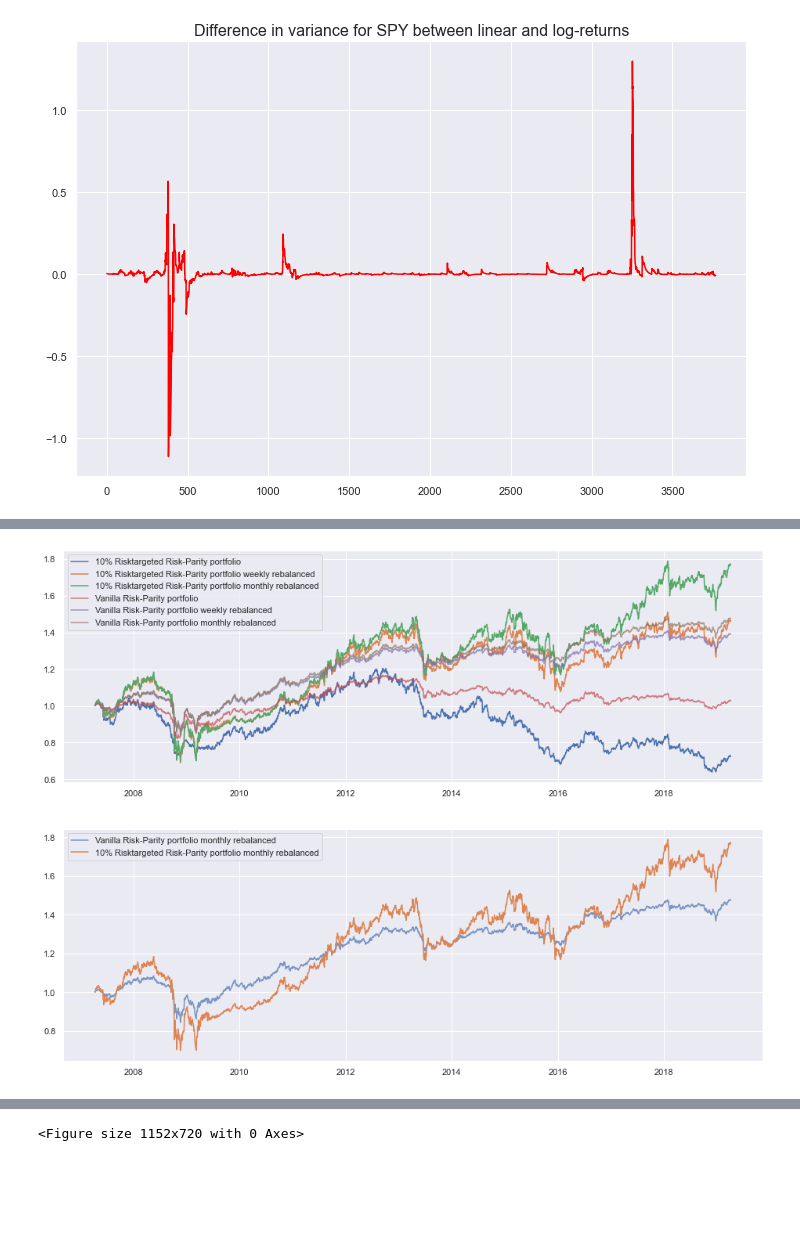
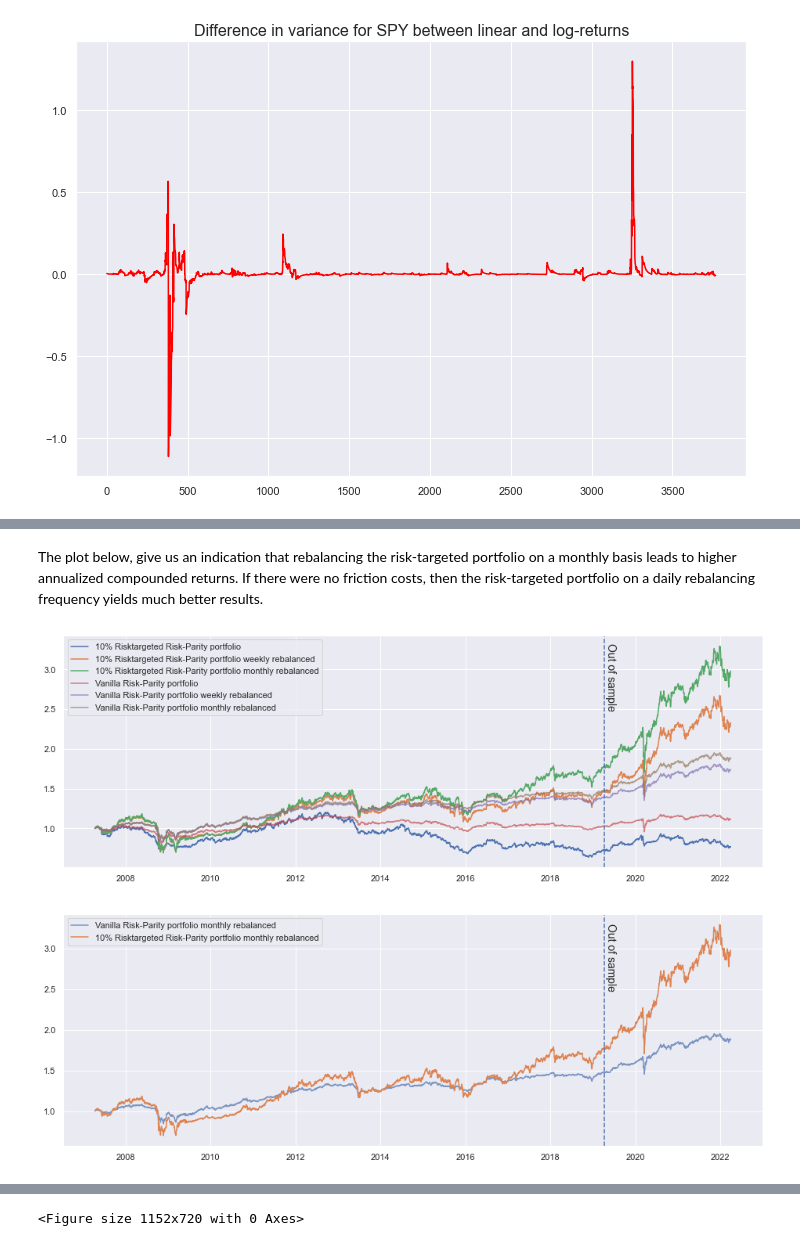
Before and after one commit to EdgyPanda/Python-Projects, a Jupyter notebook: RiskParity-Portfolio/RiskParity.ipynb, the cells around one changed output, grey strips where cells are left out. Drawn from its saved outputs; the diff is of its cells as text; code cells hidden in the pictures; blank space fills up the shorter version.

```diff
--- a/RiskParity-Portfolio/RiskParity.ipynb
+++ b/RiskParity-Portfolio/RiskParity.ipynb
@@ -217,9 +244,5 @@ TestLinReturns = pd.merge(TestLinReturns, RFLinRetTest, how = 'inner', on = 'Dat
 # %%
-EWMATrain = EWMA(TrainLogReturns)
-
-
-
-
+EWMATrain = EWMA(LogDF)
 
 Weights = np.zeros((5, EWMATrain.shape[2]))
 WeightsScaled = np.zeros((5, EWMATrain.shape[2]))
@@ -239,9 +262,9 @@ for i in range(EWMATrain.shape[2]):
     PortfolioRiskScaled[i] = temp['portrisk_new']
 
 
-Weights = pd.DataFrame(Weights.T, index = TrainLogReturns.index, columns=TrainLogReturns.columns.values)
-WeightsScaled = pd.DataFrame(WeightsScaled.T, index = TrainLogReturns.index, columns=TrainLogReturns.columns.values)
-LC_weights = pd.DataFrame(LC_weights.T, index = TrainLogReturns.index)
+Weights = pd.DataFrame(Weights.T, index = LogDF.index, columns=LogDF.columns.values)
+WeightsScaled = pd.DataFrame(WeightsScaled.T, index = LogDF.index, columns=LogDF.columns.values)
+LC_weights = pd.DataFrame(LC_weights.T, index = LogDF.index)
 LC_weights = LC_weights.rename(columns={0: 'RF'})
 #Note to self: internal sympy solver slows down computation, from 41s -> 2m10s
 # %%
@@ -326,29 +348,34 @@ for i in range(TrainLinReturns.shape[0]-1):
+# %% [markdown]
+The plot below, give us an indication that rebalancing the risk-targeted portfolio on a monthly basis leads to higher annualized compounded returns. If there were no friction costs, then the risk-targeted portfolio on a daily rebalancing frequency yields much better results.
 # %%
-#limitations on  investing in the riskfree asset. Turnover is only calculated on risky assets, aka not the riskfree rate.
-
+#limitations on investing in the riskfree asset. Turnover is only calculated on risky assets, aka not the riskfree rate.
 
 #Cumulative returns is the same as the wealth function (16) defined in DeMiguels paper (this has been tested)
-CumRetLevRiskParity = pd.DataFrame((1 + PortReturnsLevRiskParity).cumprod(), index = TrainLinReturns.index)
-CumRetRiskParity = pd.DataFrame((1 + PortReturnsRiskParity).cumprod(), index = TrainLinReturns.index)
-CumRetRiskParity_weekly = pd.DataFrame((1 + PortReturnsRiskParity_weekly).cumprod(), index = TrainLinReturns.index)
-CumRetRiskParity_monthly = pd.DataFrame((1 + PortReturnsRiskParity_monthly).cumprod(), index = TrainLinReturns.index)
-CumRetLevRiskParity_weekly = pd.DataFrame((1 + PortReturnsLevRiskParity_weekly).cumprod(), index = TrainLinReturns.index)
-CumRetLevRiskParity_monthly = pd.DataFrame((1+PortReturnsLevRiskParity_monthly).cumprod(), index = TrainLinReturns.index)
+CumRetLevRiskParity = pd.DataFrame((1 + PortReturnsLevRiskParity).cumprod(), index = LinDF.index)
+CumRetRiskParity = pd.DataFrame((1 + PortReturnsRiskParity).cumprod(), index = LinDF.index)
+CumRetRiskParity_weekly = pd.DataFrame((1 + PortReturnsRiskParity_weekly).cumprod(), index = LinDF.index)
+CumRetRiskParity_monthly = pd.DataFrame((1 + PortReturnsRiskParity_monthly).cumprod(), index = LinDF.index)
+CumRetLevRiskParity_weekly = pd.DataFrame((1 + PortReturnsLevRiskParity_weekly).cumprod(), index = LinDF.index)
+CumRetLevRiskParity_monthly = pd.DataFrame((1+PortReturnsLevRiskParity_monthly).cumprod(), index = LinDF.index)
 
 
 fig, ax = plt.subplots(nrows = 2, ncols = 1, figsize=(16,12))
 ax[0].plot(CumRetLevRiskParity, label = '10% Risktargeted Risk-Parity portfolio')
 ax[0].plot(CumRetLevRiskParity_weekly, label = '10% Risktargeted Risk-Parity portfolio weekly rebalanced')
 ax[0].plot(CumRetLevRiskParity_monthly, label = '10% Risktargeted Risk-Parity portfolio monthly rebalanced')
 ax[0].plot(CumRetRiskParity, label = 'Vanilla Risk-Parity portfolio', alpha = 0.7)
 ax[0].plot(CumRetRiskParity_weekly, label = 'Vanilla Risk-Parity portfolio weekly rebalanced', alpha = 0.7)
 ax[0].plot(CumRetRiskParity_monthly, label = 'Vanilla Risk-Parity portfolio monthly rebalanced', alpha = 0.7)
+ax[0].axvline(x = TestLinReturns.index[0], linestyle = '--')
+ax[0].text(x = TestLinReturns.index[5], y = 2.5, s = 'Out of sample', rotation = -90, size = 14)
 ax[0].legend()
 
 ax[1].plot(CumRetRiskParity_monthly, label = 'Vanilla Risk-Parity portfolio monthly rebalanced', alpha = 0.7)
 ax[1].plot(CumRetLevRiskParity_monthly, label = '10% Risktargeted Risk-Parity portfolio monthly rebalanced')
+ax[1].axvline(x = TestLinReturns.index[0], linestyle = '--')
+ax[1].text(x = TestLinReturns.index[5], y = 2.5, s = 'Out of sample', rotation = -90, size = 14)
 ax[1].legend()
 
 plt.show()
 # %% [output]
-[figure, old version]
+[figure, new version]
```
Also changed, not shown: parts of 13 cells of this notebook.
